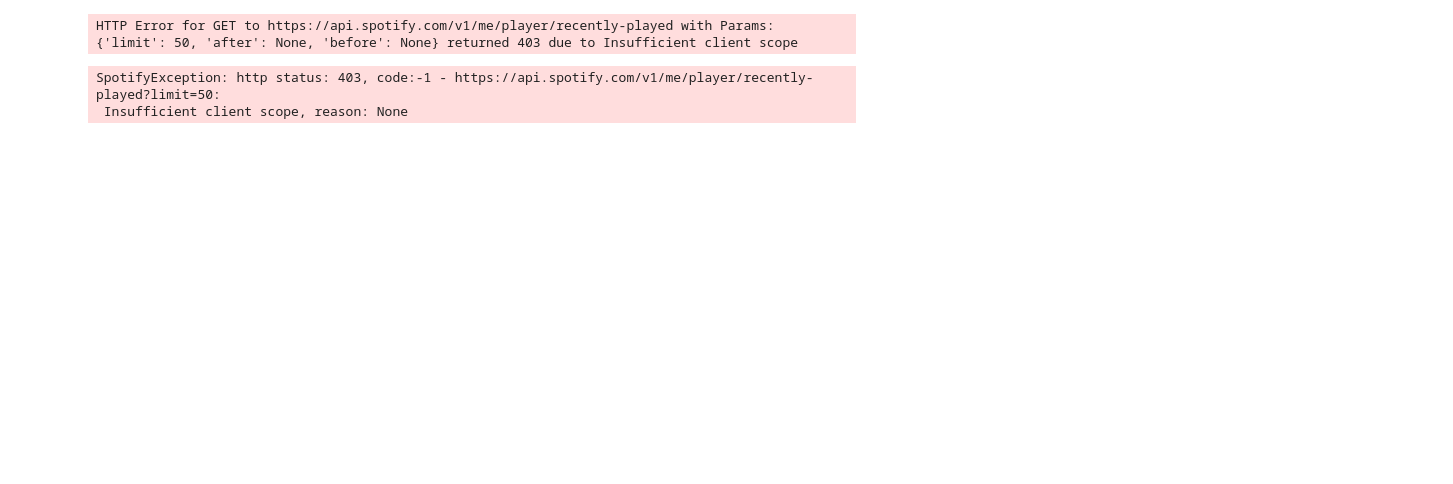
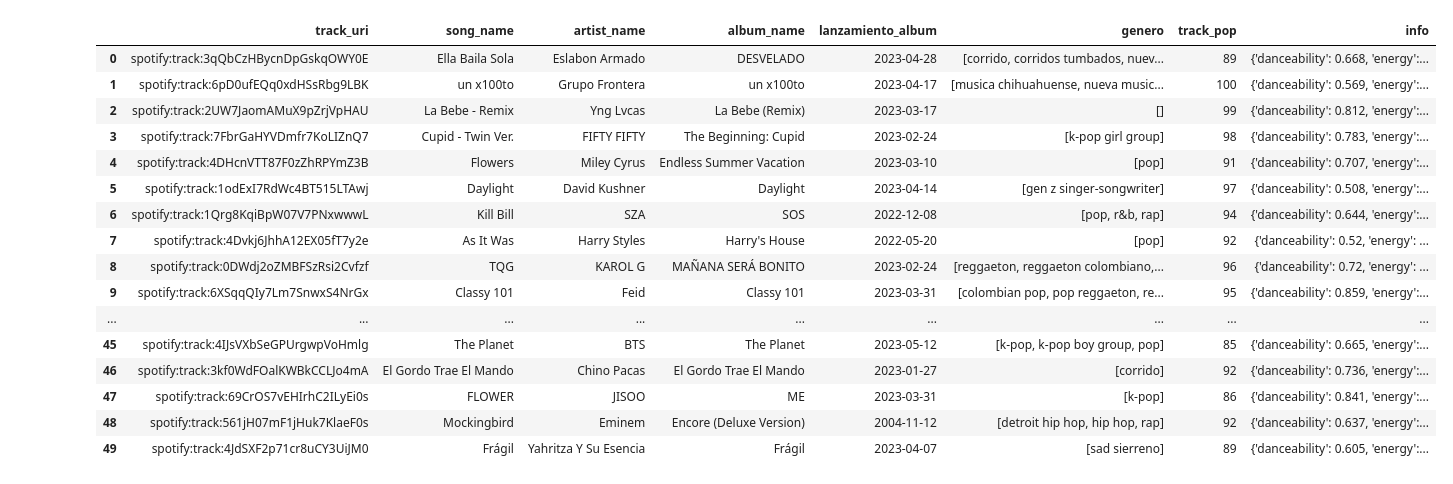
Before and after one commit to julieta77/ETL_SPOTIFY, a Jupyter notebook: prueba1.ipynb, the cells around one changed output. Drawn from its saved outputs; the diff is of its cells as text; code cells hidden in the pictures; blank space fills up the shorter version.

```diff
--- a/prueba1.ipynb
+++ b/prueba1.ipynb
@@ -124,22 +23,0 @@ for track in sp.playlist_tracks(playlist_URI)["items"]:
-# %%
-for track in sp.playlist_tracks(playlist_URI)["items"]:
-    #URI
-    track_uri = track["track"]["uri"]
-
-    #Track name
-    track_name = track["track"]["name"]
-
-    #Main Artist
-    artist_uri = track["track"]["artists"][0]["uri"]
-    artist_info = sp.artist(artist_uri)
-
-    #Name, popularity, genre
-    artist_name = track["track"]["artists"][0]["name"]
-    artist_pop = artist_info["popularity"]
-    artist_genres = artist_info["genres"]
-
-    #Album
-    album = track["track"]["album"]["name"]
-
-    #Popularity of the track
-    track_pop = track["track"]["popularity"]
@@ -196,8 +24,41 @@ result
-# %%
-results = sp.current_user_recently_played()
-for item in results['items']:
-    print(item.keys())
-# %% [output]
-HTTP Error for GET to https://api.spotify.com/v1/me/player/recently-played with Params: {'limit': 50, 'after': None, 'before': None} returned 403 due to Insufficient client scope
-SpotifyException: http status: 403, code:-1 - https://api.spotify.com/v1/me/player/recently-played?limit=50:
- Insufficient client scope, reason: None
+# %%
+# ID de la lista de reproducción que deseas extraer
+playlist_id = 'https://open.spotify.com/playlist/37i9dQZEVXbNG2KDcFcKOF?si=1333723a6eff4b7f'
+
+# Obtén la lista de reproducción
+playlist = sp.playlist(playlist_id)
+# %%
+def extract(playlist_id):
+    playlist = sp.playlist(playlist_id)
+    Data = []
+    for track in playlist['tracks']['items']:
+        artist_uri = track["track"]["artists"][0]["uri"]
+        artist_info = sp.artist(artist_uri)
+        track_uri = track["track"]["uri"]
+
+        Data.append({'track_uri':track_uri,'song_name':track['track']['name'],'artist_name':track['track']['artists'][0]['name'],'album_name':track['track']['album']['name'],
+                       'lanzamiento_album':track['track']['album']['release_date'], 'genero':artist_info['genres'],'track_pop':track["track"]["popularity"] , 'info':sp.audio_features(track_uri)[0]})
+
+    return pd.DataFrame(Data)
+# %%
+data = extract('https://open.spotify.com/playlist/37i9dQZEVXbNG2KDcFcKOF?si=1333723a6eff4b7f')
+# %%
+data
+# %% [output]
+|  | track_uri | song_name | artist_name | album_name | lanzamiento_album | genero | track_pop | info |
+| 0 | spotify:track:3qQbCzHBycnDpGskqOWY0E | Ella Baila Sola | Eslabon Armado | DESVELADO | 2023-04-28 | [corrido, corridos tumbados, nuev... | 89 | {'danceability': 0.668, 'energy':... |
+| 1 | spotify:track:6pD0ufEQq0xdHSsRbg9LBK | un x100to | Grupo Frontera | un x100to | 2023-04-17 | [musica chihuahuense, nueva music... | 100 | {'danceability': 0.569, 'energy':... |
+| 2 | spotify:track:2UW7JaomAMuX9pZrjVpHAU | La Bebe - Remix | Yng Lvcas | La Bebe (Remix) | 2023-03-17 | [] | 99 | {'danceability': 0.812, 'energy':... |
+| 3 | spotify:track:7FbrGaHYVDmfr7KoLIZnQ7 | Cupid - Twin Ver. | FIFTY FIFTY | The Beginning: Cupid | 2023-02-24 | [k-pop girl group] | 98 | {'danceability': 0.783, 'energy':... |
+| 4 | spotify:track:4DHcnVTT87F0zZhRPYmZ3B | Flowers | Miley Cyrus | Endless Summer Vacation | 2023-03-10 | [pop] | 91 | {'danceability': 0.707, 'energy':... |
+| 5 | spotify:track:1odExI7RdWc4BT515LTAwj | Daylight | David Kushner | Daylight | 2023-04-14 | [gen z singer-songwriter] | 97 | {'danceability': 0.508, 'energy':... |
+| 6 | spotify:track:1Qrg8KqiBpW07V7PNxwwwL | Kill Bill | SZA | SOS | 2022-12-08 | [pop, r&b, rap] | 94 | {'danceability': 0.644, 'energy':... |
+| 7 | spotify:track:4Dvkj6JhhA12EX05fT7y2e | As It Was | Harry Styles | Harry's House | 2022-05-20 | [pop] | 92 | {'danceability': 0.52, 'energy': ... |
+| 8 | spotify:track:0DWdj2oZMBFSzRsi2Cvfzf | TQG | KAROL G | MAÑANA SERÁ BONITO | 2023-02-24 | [reggaeton, reggaeton colombiano,... | 96 | {'danceability': 0.72, 'energy': ... |
+| 9 | spotify:track:6XSqqQIy7Lm7SnwxS4NrGx | Classy 101 | Feid | Classy 101 | 2023-03-31 | [colombian pop, pop reggaeton, re... | 95 | {'danceability': 0.859, 'energy':... |
+| ... | ... | ... | ... | ... | ... | ... | ... | ... |
+| 45 | spotify:track:4IJsVXbSeGPUrgwpVoHmlg | The Planet | BTS | The Planet | 2023-05-12 | [k-pop, k-pop boy group, pop] | 85 | {'danceability': 0.665, 'energy':... |
+| 46 | spotify:track:3kf0WdFOalKWBkCCLJo4mA | El Gordo Trae El Mando | Chino Pacas | El Gordo Trae El Mando | 2023-01-27 | [corrido] | 92 | {'danceability': 0.736, 'energy':... |
+| 47 | spotify:track:69CrOS7vEHIrhC2ILyEi0s | FLOWER | JISOO | ME | 2023-03-31 | [k-pop] | 86 | {'danceability': 0.841, 'energy':... |
+| 48 | spotify:track:561jH07mF1jHuk7KlaeF0s | Mockingbird | Eminem | Encore (Deluxe Version) | 2004-11-12 | [detroit hip hop, hip hop, rap] | 92 | {'danceability': 0.637, 'energy':... |
+| 49 | spotify:track:4JdSXF2p71cr8uCY3UiJM0 | Frágil | Yahritza Y Su Esencia | Frágil | 2023-04-07 | [sad sierreno] | 89 | {'danceability': 0.605, 'energy':... |
```
Also changed, not shown: parts of 13 cells of this notebook.
